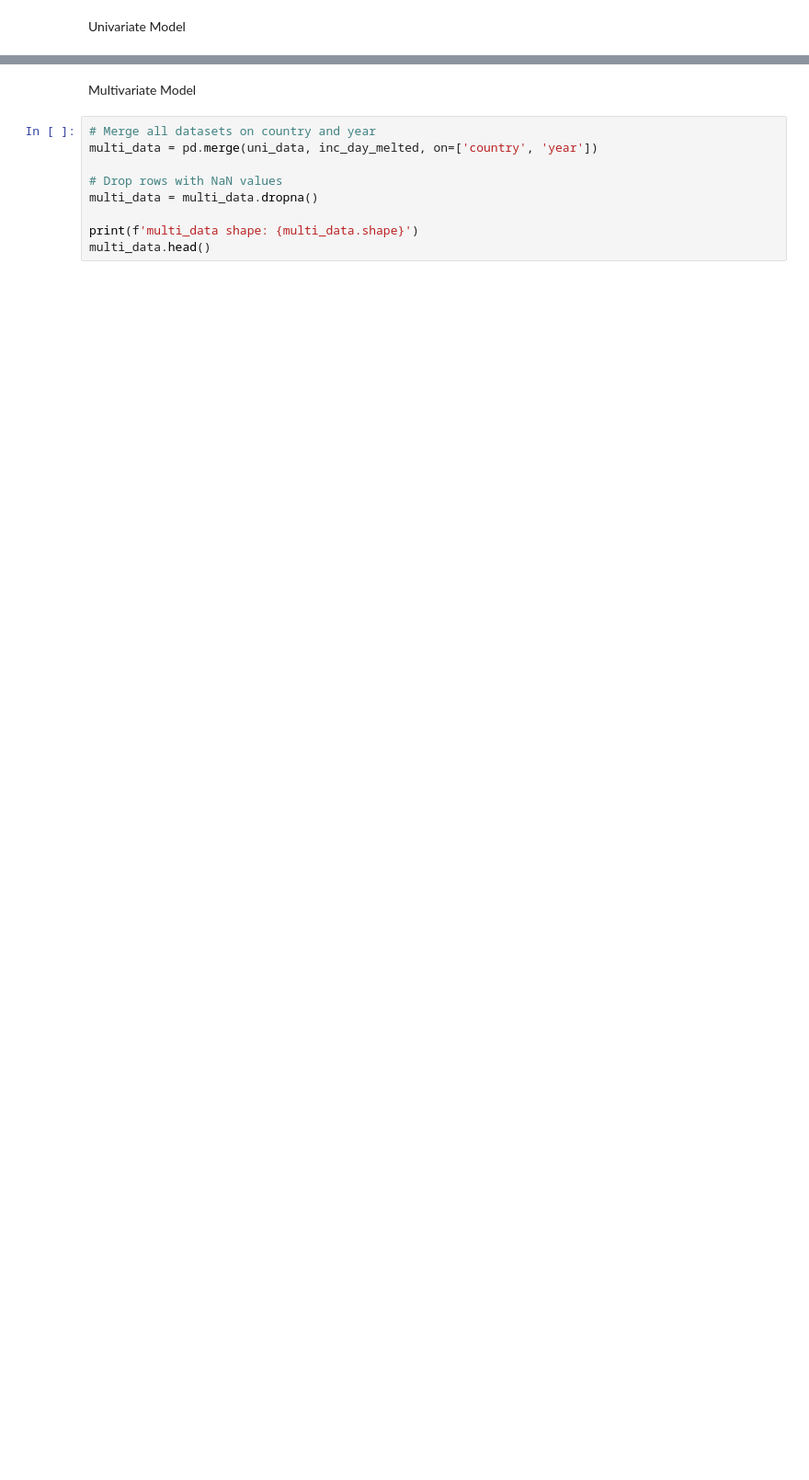
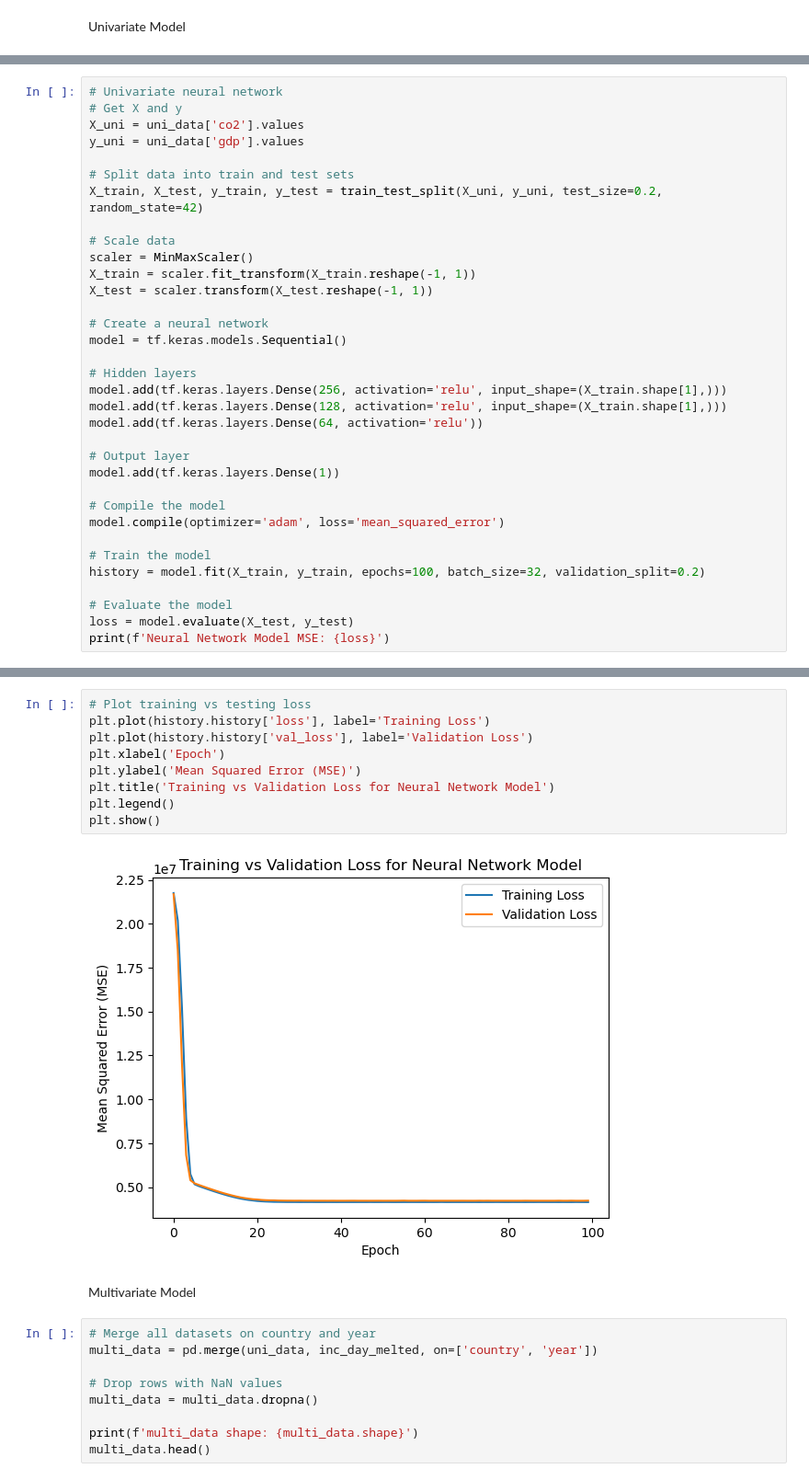
Before and after one commit to cj-sz/cmsc-320-final-project, a Jupyter notebook: project.ipynb, the cells around one changed output, grey strips where cells are left out. Shown at 92% size. Cells and saved outputs as stored; diff of their text form; blank space fills up the shorter version.

```diff
--- a/project.ipynb
+++ b/project.ipynb
@@ -460,0 +407,34 @@ Predictions vs. Actual Values for Univariate Model:
+# %%
+# Univariate neural network
+# Get X and y
+X_uni = uni_data['co2'].values
+y_uni = uni_data['gdp'].values
+
+# Split data into train and test sets
+X_train, X_test, y_train, y_test = train_test_split(X_uni, y_uni, test_size=0.2, random_state=42)
+
+# Scale data
+scaler = MinMaxScaler()
+X_train = scaler.fit_transform(X_train.reshape(-1, 1))
+X_test = scaler.transform(X_test.reshape(-1, 1))
+
+# Create a neural network
+model = tf.keras.models.Sequential()
+
+# Hidden layers
+model.add(tf.keras.layers.Dense(256, activation='relu', input_shape=(X_train.shape[1],)))
+model.add(tf.keras.layers.Dense(128, activation='relu', input_shape=(X_train.shape[1],)))
+model.add(tf.keras.layers.Dense(64, activation='relu'))
+
+# Output layer
+model.add(tf.keras.layers.Dense(1))
+
+# Compile the model
+model.compile(optimizer='adam', loss='mean_squared_error')
+
+# Train the model
+history = model.fit(X_train, y_train, epochs=100, batch_size=32, validation_split=0.2)
+
+# Evaluate the model
+loss = model.evaluate(X_test, y_test)
+print(f'Neural Network Model MSE: {loss}')
@@ -461,3 +460,14 @@ Predictions vs. Actual Values for Univariate Model:
+# %%
+# Plot training vs testing loss
+plt.plot(history.history['loss'], label='Training Loss')
+plt.plot(history.history['val_loss'], label='Validation Loss')
+plt.xlabel('Epoch')
+plt.ylabel('Mean Squared Error (MSE)')
+plt.title('Training vs Validation Loss for Neural Network Model')
+plt.legend()
+plt.show()
+# %% [output]
+[figure, added]
 # %% [markdown]
 Multivariate Model
 # %%
```
Also changed, not shown: parts of 12 cells of this notebook.
